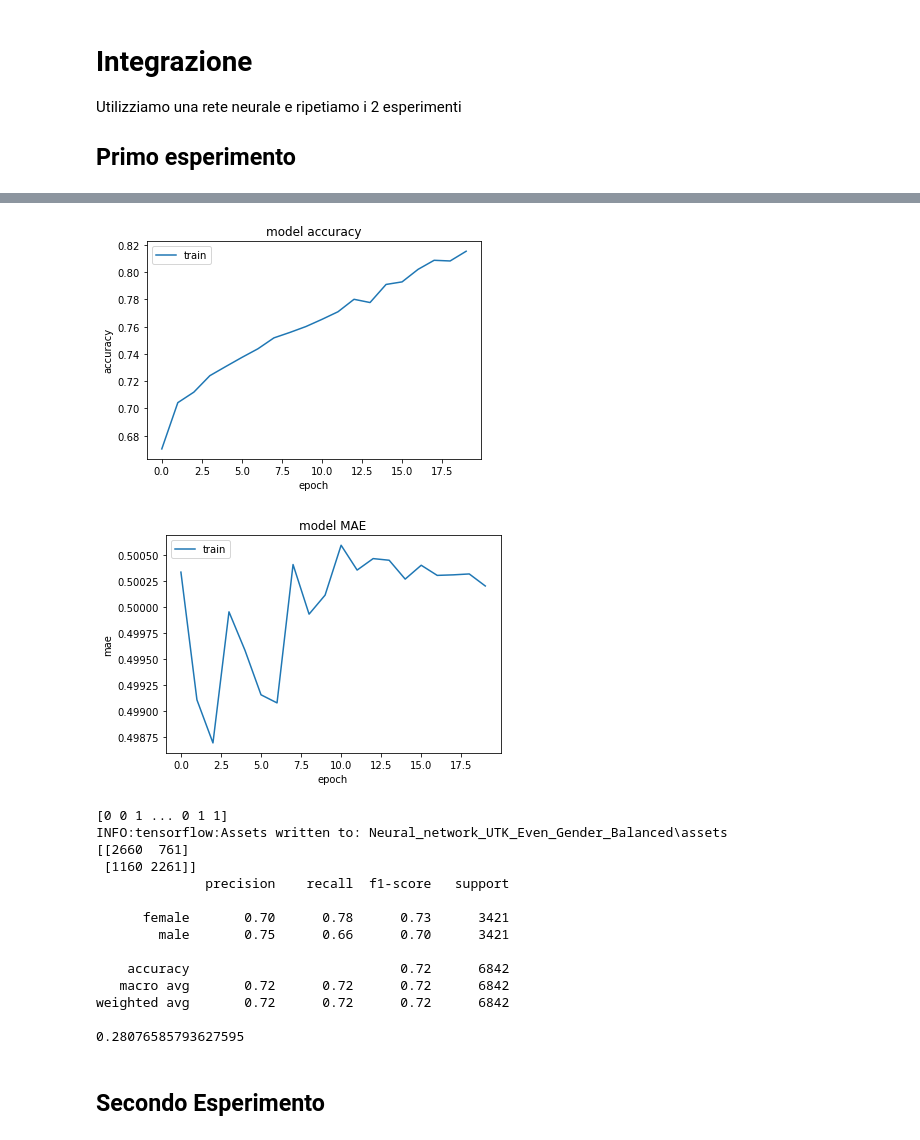
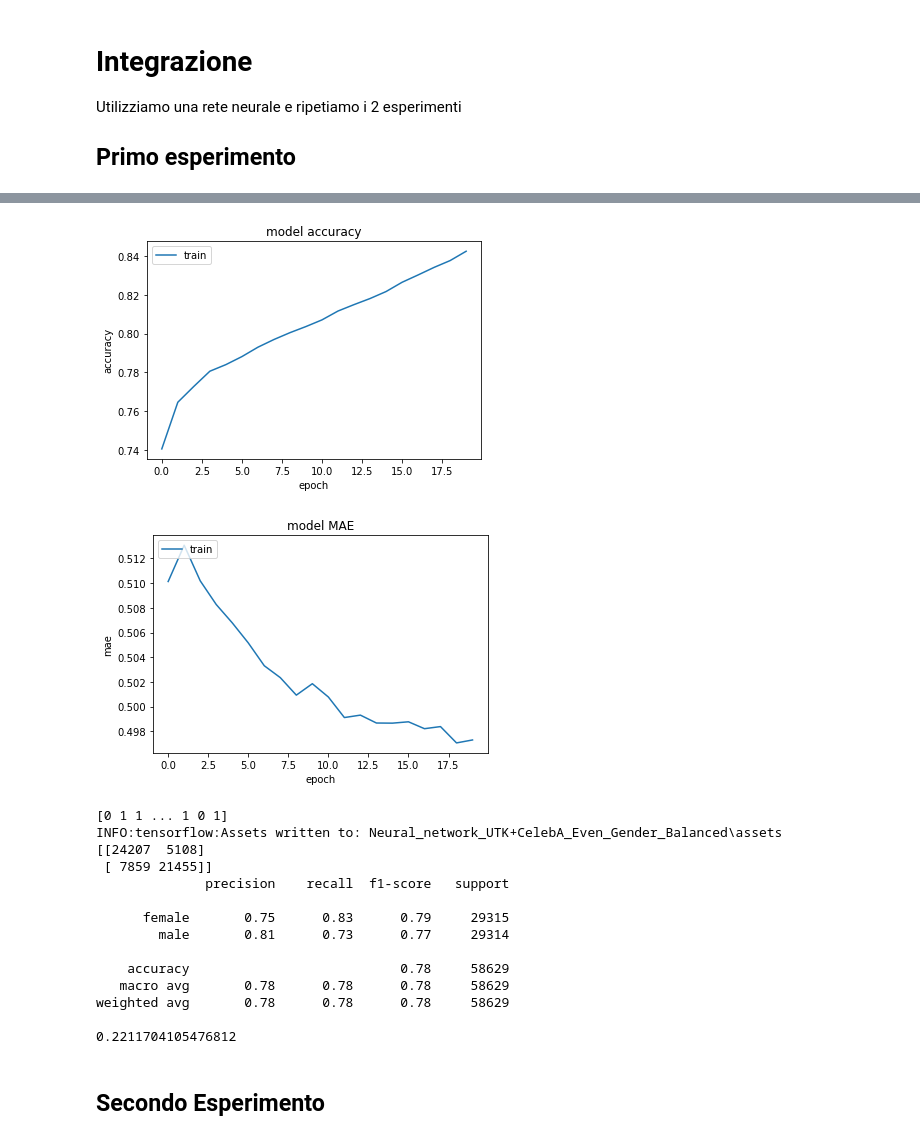
Before and after one commit to vincenzorusso12/Spider-Gender, a Jupyter notebook: Spider-Gender.ipynb, the cells around one changed output, grey strips where cells are left out. Cells and saved outputs as stored; diff of their text form; code cells hidden in the pictures.

```diff
--- a/Spider-Gender.ipynb
+++ b/Spider-Gender.ipynb
@@ -309,10 +309,10 @@ import tensorflow as tf
 import matplotlib.pyplot as plt
 
 
+name='UTK+CelebA_Even_Gender'
 
-
-labels= loadtxt('UTK_Even_Gender.csv',delimiter=',', usecols=(0,))
-data= loadtxt('UTK_Even_Gender.csv', delimiter=',',usecols=range(1,64))
+labels= loadtxt(name+'.csv',delimiter=',', usecols=(0,))
+data= loadtxt(name+'.csv', delimiter=',',usecols=range(1,64))
 
 X_train, X_test, y_train, y_test = train_test_split(data, labels, test_size=0.3, shuffle=True,stratify=labels, random_state=42)
 
@@ -339,7 +339,7 @@ plt.title('model accuracy')
 plt.ylabel('accuracy')
 plt.xlabel('epoch')
 plt.legend(['train', 'test'], loc='upper left')
-plt.savefig('UTK accuracy.png')
+plt.savefig(name+' accuracy.png')
 plt.show()
 
 # summarize history for loss
@@ -348,18 +348,18 @@ plt.title('model MAE')
 plt.ylabel('mae')
 plt.xlabel('epoch')
 plt.legend(['train', 'test'], loc='upper left')
-plt.savefig('UTK loss.png')
+plt.savefig(name+' loss.png')
 plt.show()
 
 
 y_pred=model.predict_classes(X_test)
 print(y_pred)
-savetxt('Exp2_Neural_network_CelebAonUTKPartial_predictinos',y_test,fmt='%i',delimiter=',')
+savetxt('Neural_network_'+name+' Predictions',y_test,fmt='%i',delimiter=',')
 
 
 
-model.save('Neural_network_UTK_Even_Gender_Balanced')
-model.save_weights("UTK_Even_Gender_weights.h5")
+model.save('Neural_network_'+name+'_Balanced')
+model.save_weights(name+'_weights.h5')
 
 
 print(confusion_matrix(y_test,y_pred))
@@ -386,20 +386,20 @@ Epoch 20/20
 dict_keys(['loss', 'accuracy', 'mae'])
-[figure, old version]
+[figure, new version]
-[figure, old version]
+[figure, new version]
-[0 0 1 ... 0 1 1]
-INFO:tensorflow:Assets written to: Neural_network_UTK_Even_Gender_Balanced\assets
-[[2660  761]
- [1160 2261]]
+[0 1 1 ... 1 0 1]
+INFO:tensorflow:Assets written to: Neural_network_UTK+CelebA_Even_Gender_Balanced\assets
+[[24207  5108]
+ [ 7859 21455]]
               precision    recall  f1-score   support
 
-      female       0.70      0.78      0.73      3421
-        male       0.75      0.66      0.70      3421
+      female       0.75      0.83      0.79     29315
+        male       0.81      0.73      0.77     29314
 
-    accuracy                           0.72      6842
-   macro avg       0.72      0.72      0.72      6842
-weighted avg       0.72      0.72      0.72      6842
+    accuracy                           0.78     58629
+   macro avg       0.78      0.78      0.78     58629
+weighted avg       0.78      0.78      0.78     58629
 
-0.28076585793627595
+0.2211704105476812
 # %% [markdown]
 ## Secondo Esperimento
 # %%
```
Also changed, not shown: parts of 2 cells of this notebook.
